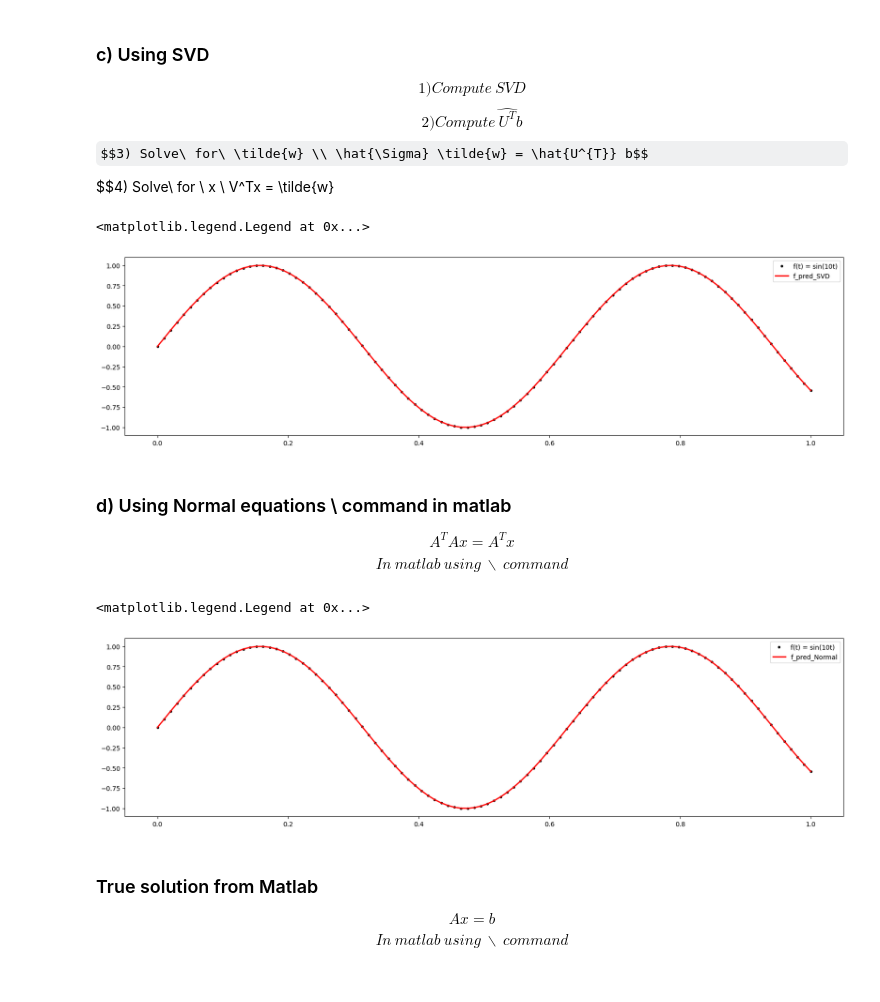
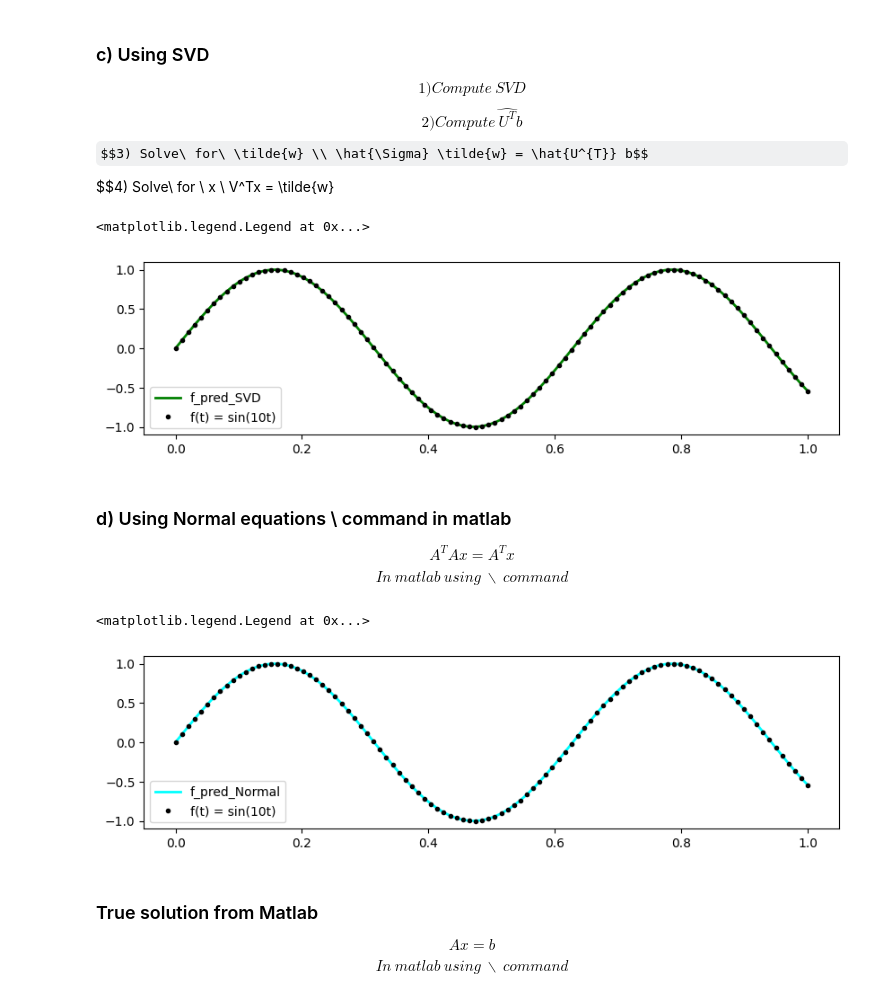
Before and after one commit to pesricha/Least-Squares-Comparison, a Jupyter notebook: Least_Squares_Analysis.ipynb, the cells around one changed output. Drawn from its saved outputs; the diff is of its cells as text; code cells hidden in the pictures; some formulas as TeX source.

```diff
--- a/Least_Squares_Analysis.ipynb
+++ b/Least_Squares_Analysis.ipynb
@@ -142,20 +142,20 @@ $$4) Solve\ for \ x \\ V^Tx = \tilde{w}
 # %%
 U, S, VT = np.linalg.svd(A, full_matrices= False)
 UTb = U.T @ f
 S = S*np.eye(S.shape[0])
 
 w = back_substitution(S, UTb)
 c_SVD = VT.T @ w
 
 f_pred_SVD = A @ c_SVD
 
-plt.figure(figsize=(20,5))
+plt.figure(figsize=(10,2.5))
+plt.plot(t,f_pred_SVD, label='f_pred_SVD', color = 'green', markersize = 0, linewidth =2)
 plt.plot(t,f, label='f(t) = sin(10t)', color='black', marker='o', markersize=3, linewidth=0)
-plt.plot(t,f_pred_SVD, label='f_pred_SVD', color = 'red', markersize = 0, linewidth =2)
 plt.legend()
 # %% [output]
 <matplotlib.legend.Legend at 0x...>
-[figure, old version]
+[figure, new version]
 # %% [markdown]
 ### d) Using Normal equations \ command in matlab
 
@@ -172,13 +172,13 @@ c_Normal = np.array(
 
 f_pred_Normal = A @ c_Normal
 
-plt.figure(figsize=(20,5))
+plt.figure(figsize=(10,2.5))
+plt.plot(t,f_pred_Normal, label='f_pred_Normal', color = 'cyan', markersize = 0, linewidth =2)
 plt.plot(t,f, label='f(t) = sin(10t)', color='black', marker='o', markersize=3, linewidth=0)
-plt.plot(t,f_pred_Normal, label='f_pred_Normal', color = 'red', markersize = 0, linewidth =2)
 plt.legend()
 # %% [output]
 <matplotlib.legend.Legend at 0x...>
-[figure, old version]
+[figure, new version]
 # %% [markdown]
 ### True solution from Matlab
 
```
Also changed, not shown: parts of 4 cells of this notebook.
